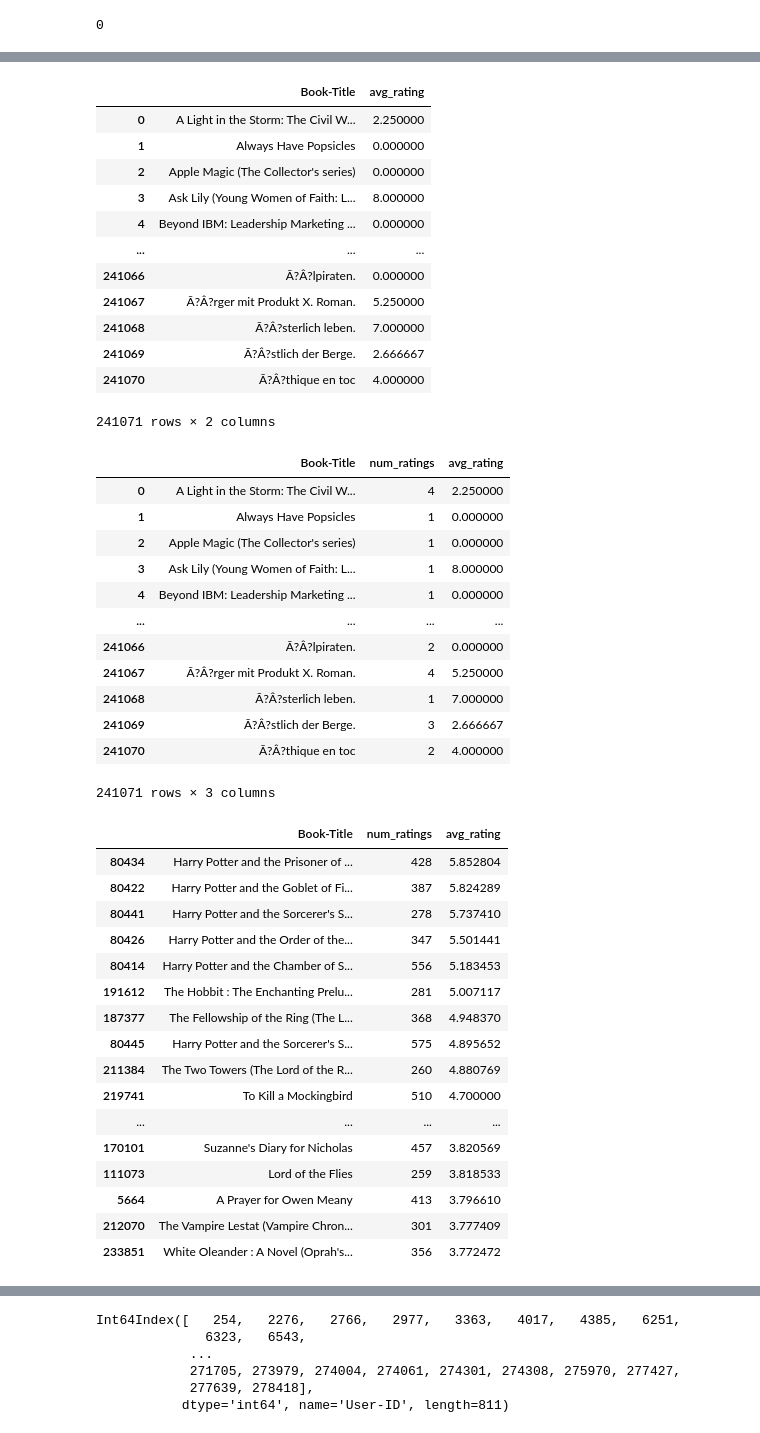
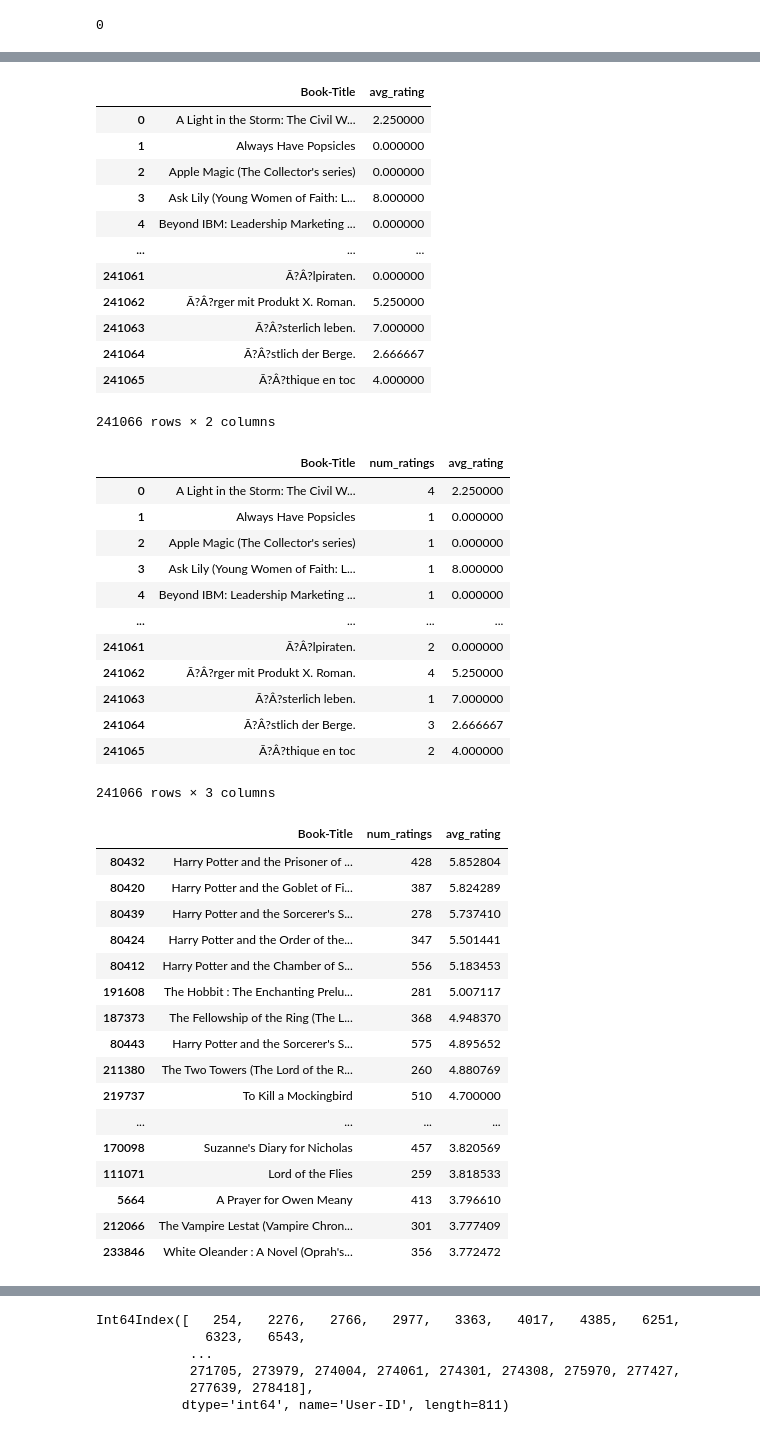
Before and after one commit to Rohitkumar1011/Book-Recommender-system.ipynb, a Jupyter notebook: Book_Recommender_system.ipynb, the cells around one changed output, grey strips where cells are left out. Drawn from its saved outputs; the diff is of its cells as text; code cells hidden in the pictures.

```diff
--- a/Book_Recommender_system.ipynb
+++ b/Book_Recommender_system.ipynb
@@ -106,0 +181,3 @@ users.duplicated().sum()
+# %%
+# Dropping all the null values permanently
+books.dropna(inplace=True)
@@ -150,12 +360,12 @@ avg_rating_df
 | 3 | Ask Lily (Young Women of Faith: L... | 8.000000 |
 | 4 | Beyond IBM: Leadership Marketing ... | 0.000000 |
 | ... | ... | ... |
-| 241066 | Ã?Â?lpiraten. | 0.000000 |
-| 241067 | Ã?Â?rger mit Produkt X. Roman. | 5.250000 |
-| 241068 | Ã?Â?sterlich leben. | 7.000000 |
-| 241069 | Ã?Â?stlich der Berge. | 2.666667 |
-| 241070 | Ã?Â?thique en toc | 4.000000 |
+| 241061 | Ã?Â?lpiraten. | 0.000000 |
+| 241062 | Ã?Â?rger mit Produkt X. Roman. | 5.250000 |
+| 241063 | Ã?Â?sterlich leben. | 7.000000 |
+| 241064 | Ã?Â?stlich der Berge. | 2.666667 |
+| 241065 | Ã?Â?thique en toc | 4.000000 |
-241071 rows × 2 columns
+241066 rows × 2 columns
 # %%
 # Finding Popular Books
 popular_df = num_rating_df.merge(avg_rating_df,on='Book-Title')
@@ -168,32 +378,32 @@ popular_df
 | 3 | Ask Lily (Young Women of Faith: L... | 1 | 8.000000 |
 | 4 | Beyond IBM: Leadership Marketing ... | 1 | 0.000000 |
 | ... | ... | ... | ... |
-| 241066 | Ã?Â?lpiraten. | 2 | 0.000000 |
-| 241067 | Ã?Â?rger mit Produkt X. Roman. | 4 | 5.250000 |
-| 241068 | Ã?Â?sterlich leben. | 1 | 7.000000 |
-| 241069 | Ã?Â?stlich der Berge. | 3 | 2.666667 |
-| 241070 | Ã?Â?thique en toc | 2 | 4.000000 |
+| 241061 | Ã?Â?lpiraten. | 2 | 0.000000 |
+| 241062 | Ã?Â?rger mit Produkt X. Roman. | 4 | 5.250000 |
+| 241063 | Ã?Â?sterlich leben. | 1 | 7.000000 |
+| 241064 | Ã?Â?stlich der Berge. | 3 | 2.666667 |
+| 241065 | Ã?Â?thique en toc | 2 | 4.000000 |
-241071 rows × 3 columns
+241066 rows × 3 columns
 # %%
 # Finding Popular books with Number of rating greater than 250
-popular_df = popular_df[popular_df['num_ratings']>=250].sort_values('avg_rating',ascending=False).head(50)
-popular_df
+top_50_books = popular_df[popular_df['num_ratings']>=250].sort_values('avg_rating',ascending=False).head(50)
+top_50_books
 # %% [output]
 |  | Book-Title | num_ratings | avg_rating |
-| 80434 | Harry Potter and the Prisoner of ... | 428 | 5.852804 |
-| 80422 | Harry Potter and the Goblet of Fi... | 387 | 5.824289 |
-| 80441 | Harry Potter and the Sorcerer's S... | 278 | 5.737410 |
-| 80426 | Harry Potter and the Order of the... | 347 | 5.501441 |
-| 80414 | Harry Potter and the Chamber of S... | 556 | 5.183453 |
-| 191612 | The Hobbit : The Enchanting Prelu... | 281 | 5.007117 |
-| 187377 | The Fellowship of the Ring (The L... | 368 | 4.948370 |
-| 80445 | Harry Potter and the Sorcerer's S... | 575 | 4.895652 |
-| 211384 | The Two Towers (The Lord of the R... | 260 | 4.880769 |
-| 219741 | To Kill a Mockingbird | 510 | 4.700000 |
+| 80432 | Harry Potter and the Prisoner of ... | 428 | 5.852804 |
+| 80420 | Harry Potter and the Goblet of Fi... | 387 | 5.824289 |
+| 80439 | Harry Potter and the Sorcerer's S... | 278 | 5.737410 |
+| 80424 | Harry Potter and the Order of the... | 347 | 5.501441 |
+| 80412 | Harry Potter and the Chamber of S... | 556 | 5.183453 |
+| 191608 | The Hobbit : The Enchanting Prelu... | 281 | 5.007117 |
+| 187373 | The Fellowship of the Ring (The L... | 368 | 4.948370 |
+| 80443 | Harry Potter and the Sorcerer's S... | 575 | 4.895652 |
+| 211380 | The Two Towers (The Lord of the R... | 260 | 4.880769 |
+| 219737 | To Kill a Mockingbird | 510 | 4.700000 |
 | ... | ... | ... | ... |
-| 170101 | Suzanne's Diary for Nicholas | 457 | 3.820569 |
-| 111073 | Lord of the Flies | 259 | 3.818533 |
+| 170098 | Suzanne's Diary for Nicholas | 457 | 3.820569 |
+| 111071 | Lord of the Flies | 259 | 3.818533 |
 | 5664 | A Prayer for Owen Meany | 413 | 3.796610 |
-| 212070 | The Vampire Lestat (Vampire Chron... | 301 | 3.777409 |
-| 233851 | White Oleander : A Novel (Oprah's... | 356 | 3.772472 |
+| 212066 | The Vampire Lestat (Vampire Chron... | 301 | 3.777409 |
+| 233846 | White Oleander : A Novel (Oprah's... | 356 | 3.772472 |
 # %%
```
Also changed, not shown: parts of 60 cells of this notebook.
